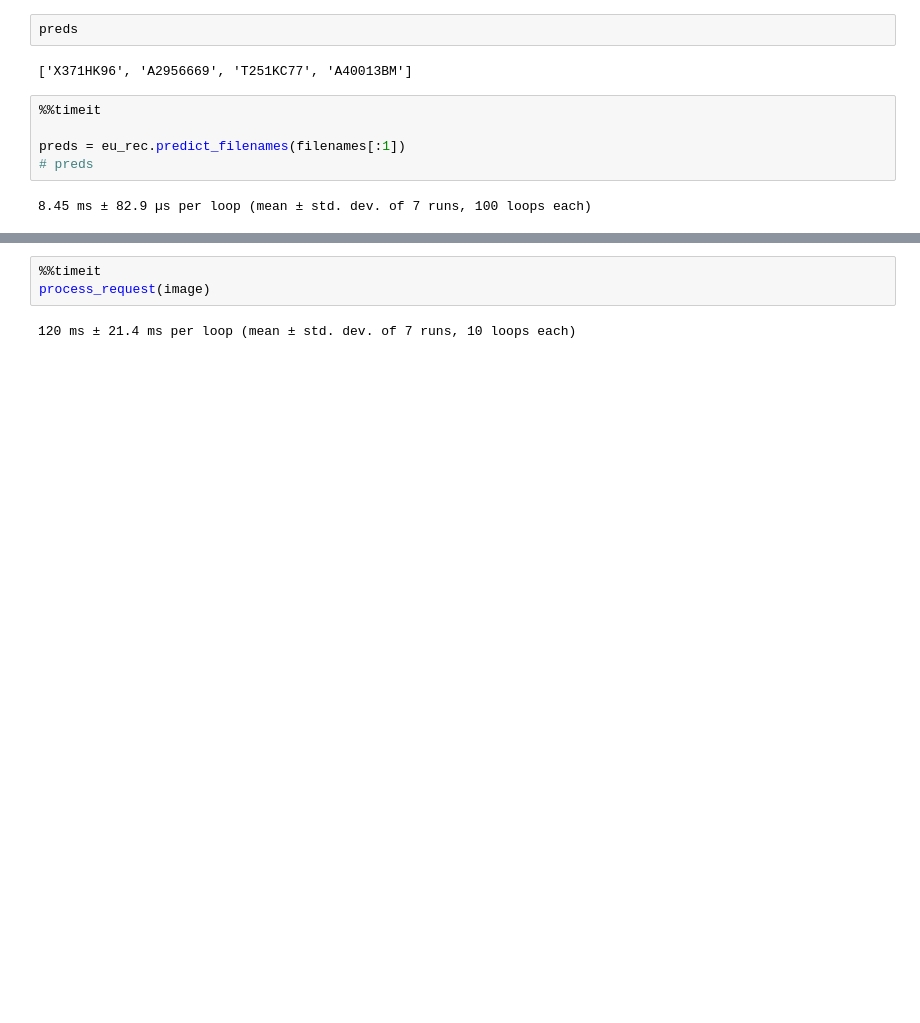
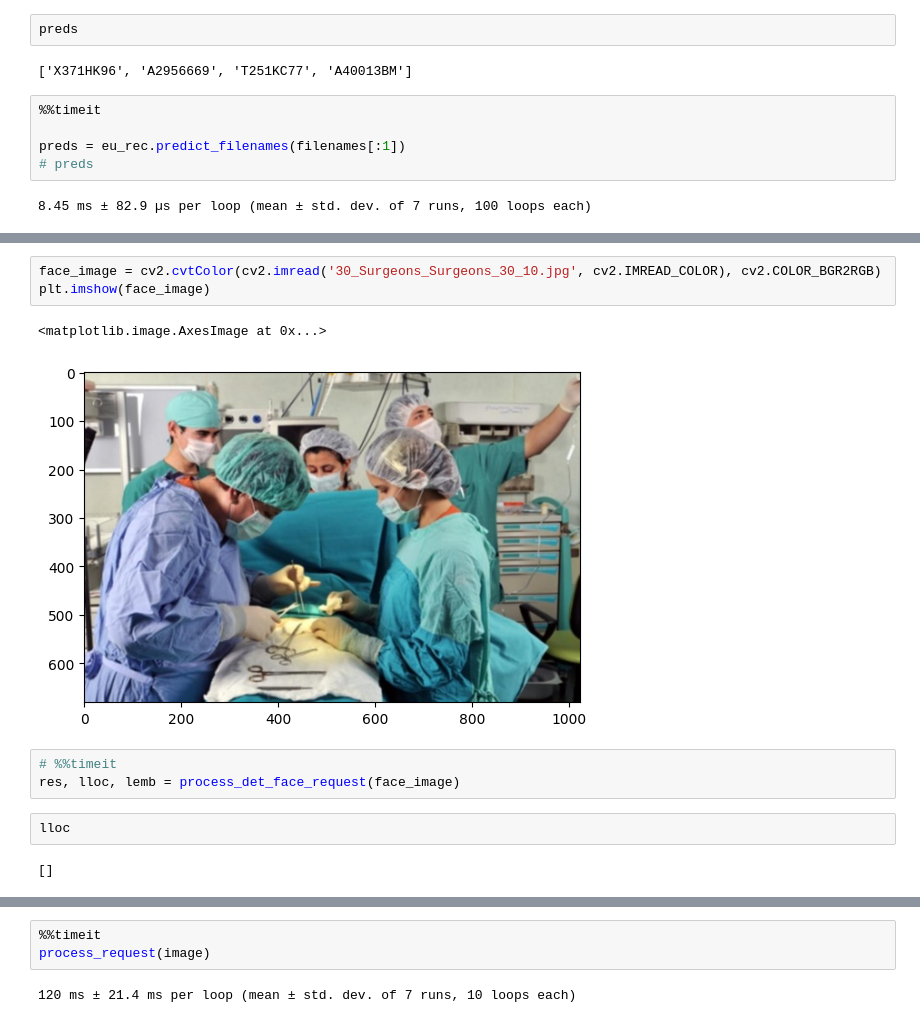
Before and after one commit to Batterlake/tdbm-secure-cctv, a Jupyter notebook: pybooks/lp_recognition-Copy1.ipynb, the cells around one changed output, grey strips where cells are left out. Cells and saved outputs as stored; diff of their text form; blank space fills up the shorter version.

Commit message:
added examples for face detection and recognition

```diff
--- a/pybooks/lp_recognition-Copy1.ipynb
+++ b/pybooks/lp_recognition-Copy1.ipynb
@@ -116,0 +149,13 @@ def process_request(image):
+# %%
+face_image = cv2.cvtColor(cv2.imread('30_Surgeons_Surgeons_30_10.jpg', cv2.IMREAD_COLOR), cv2.COLOR_BGR2RGB)
+plt.imshow(face_image)
+# %% [output]
+<matplotlib.image.AxesImage at 0x...>
+[figure, added]
+# %%
+# %%timeit
+res, lloc, lemb = process_det_face_request(face_image)
+# %%
+lloc
+# %% [output]
+[]
```
Also changed, not shown: parts of 11 cells of this notebook, 1 other file.
